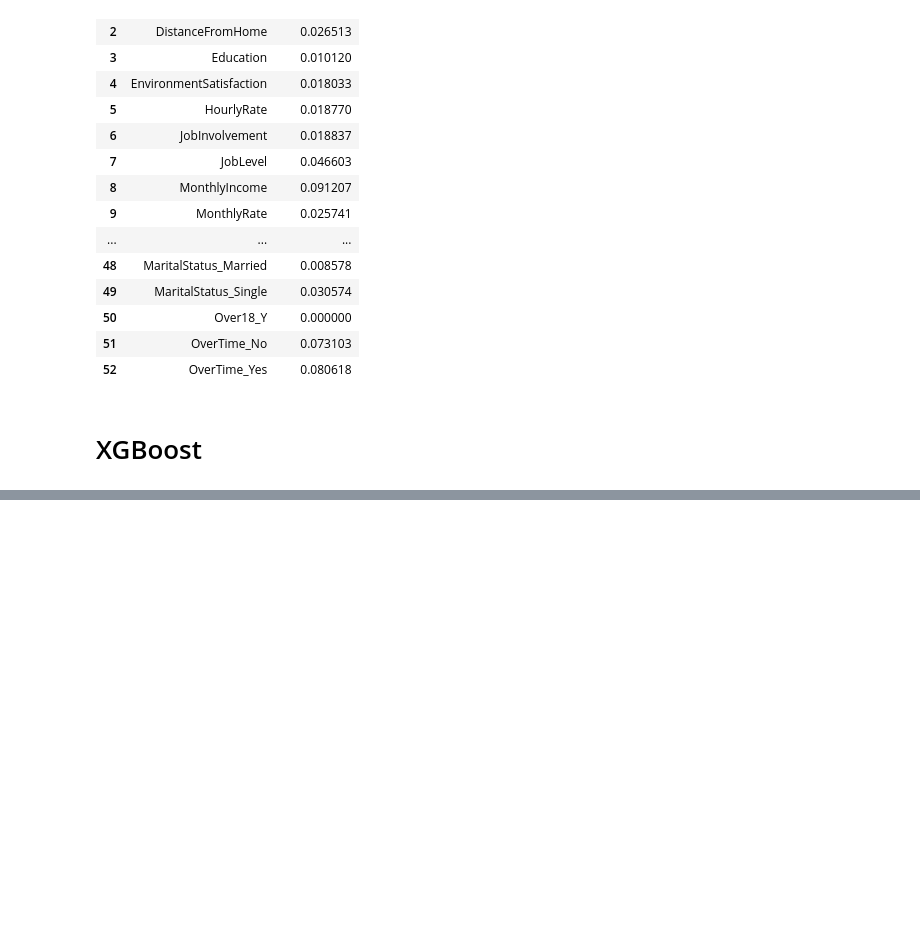
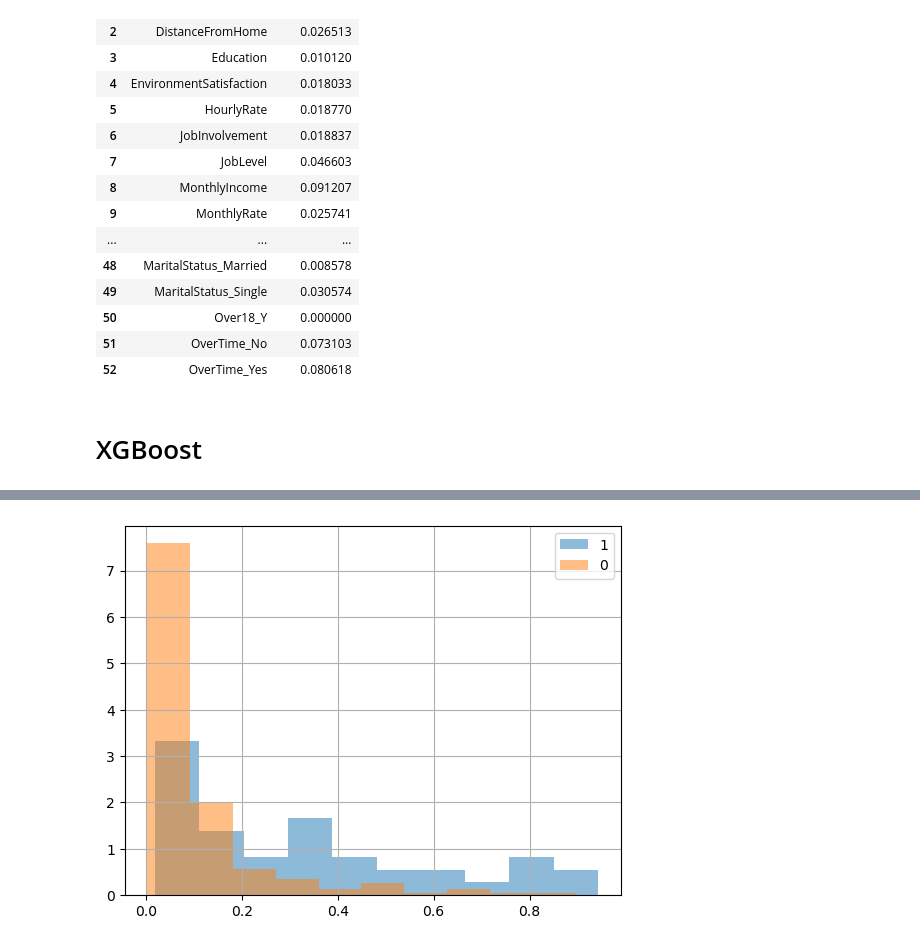
Before and after one commit to Rolando1708/Analisis_de_Aprendizaje_Estadistico, a Jupyter notebook: Parcial 3/Exame_practico3.ipynb, the cells around one changed output, grey strips where cells are left out. Drawn from its saved outputs; the diff is of its cells as text; code cells hidden in the pictures; blank space fills up the shorter version.

```diff
--- a/Parcial 3/Exame_practico3.ipynb
+++ b/Parcial 3/Exame_practico3.ipynb
@@ -232,0 +265,13 @@ TypeError: XGBClassifier.fit() got an unexpected keyword argument 'early_stoppin
+# %%
+histograma = pd.DataFrame({'target': y_test, 'probabilidades': probabilidades})
+
+proba_1 = histograma[histograma['target'] == 1].probabilidades
+proba_0 = histograma[histograma['target']== 0].probabilidades
+
+plt.hist(proba_1, alpha=0.5, density=True, label='1')
+plt.hist(proba_0, alpha=0.5, density=True, label='0')
+plt.grid()
+plt.legend()
+plt.show()
+# %% [output]
+[figure, added]
```
Also changed, not shown: parts of 30 cells of this notebook, 6 other files.
